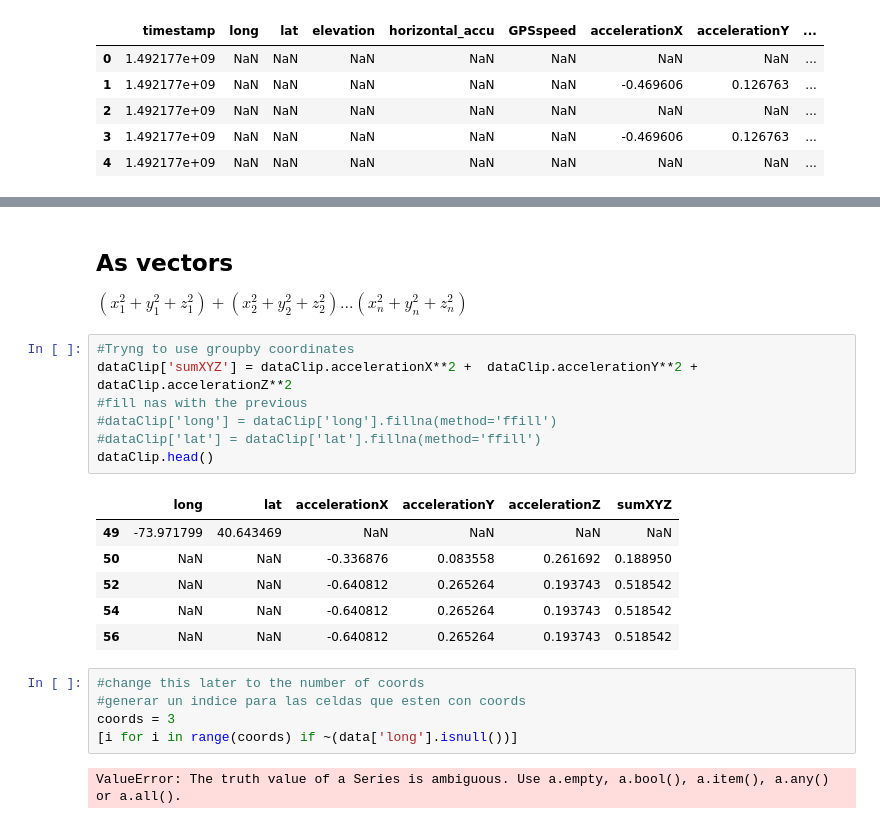
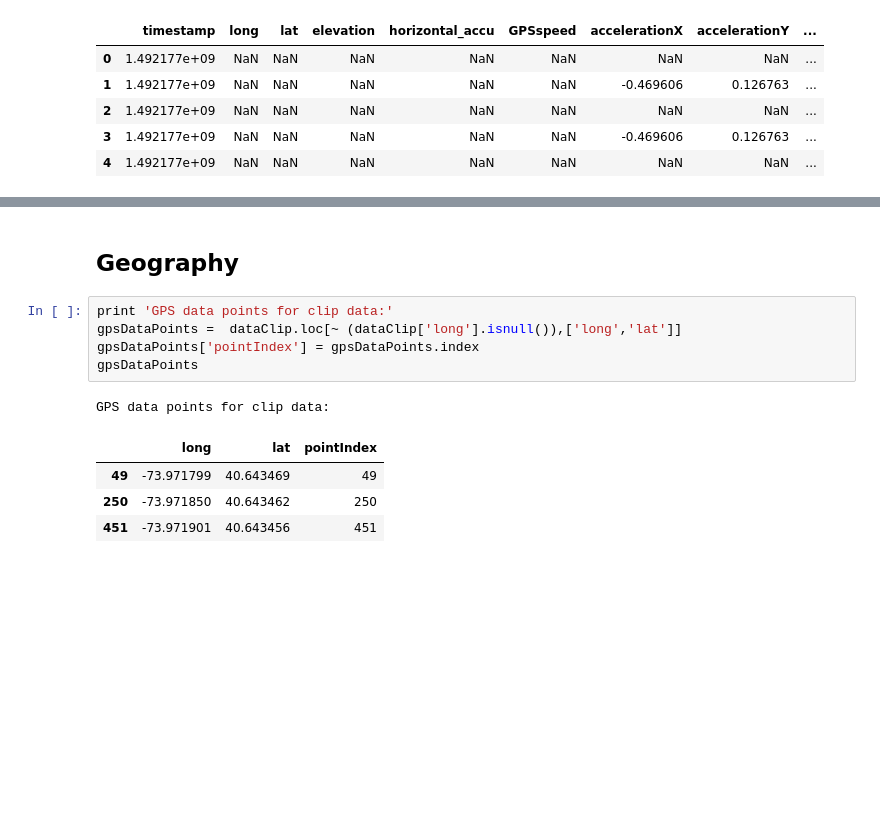
Before and after one commit to alephcero/OSCstats, a Jupyter notebook: loadOSCdata.ipynb, the cells around one changed output, grey strips where cells are left out. Saved outputs shown, nothing was run; the diff lists cells and outputs as text; blank space fills up the shorter version.

```diff
--- a/loadOSCdata.ipynb
+++ b/loadOSCdata.ipynb
@@ -98,25 +97,13 @@ dataClip.head()
-# %% [markdown]
-## As vectors
-
-$ (x_1^2 + y_1^2 +z_1^2) + (x_2^2 + y_2^2 +z_2^2) ... (x_n^2 + y_n^2 +z_n^2)$
-# %%
-#Tryng to use groupby coordinates
-dataClip['sumXYZ'] = dataClip.accelerationX**2 +  dataClip.accelerationY**2 + dataClip.accelerationZ**2
-#fill nas with the previous
-#dataClip['long'] = dataClip['long'].fillna(method='ffill')
-#dataClip['lat'] = dataClip['lat'].fillna(method='ffill')
-dataClip.head()
-# %% [output]
-|  | long | lat | accelerationX | accelerationY | accelerationZ | sumXYZ |
-| 49 | -73.971799 | 40.643469 | NaN | NaN | NaN | NaN |
-| 50 | NaN | NaN | -0.336876 | 0.083558 | 0.261692 | 0.188950 |
-| 52 | NaN | NaN | -0.640812 | 0.265264 | 0.193743 | 0.518542 |
-| 54 | NaN | NaN | -0.640812 | 0.265264 | 0.193743 | 0.518542 |
-| 56 | NaN | NaN | -0.640812 | 0.265264 | 0.193743 | 0.518542 |
-# %%
-#change this later to the number of coords
-#generar un indice para las celdas que esten con coords
-coords = 3
-[i for i in range(coords) if ~(data['long'].isnull())]
-# %% [output]
-ValueError: The truth value of a Series is ambiguous. Use a.empty, a.bool(), a.item(), a.any() or a.all().
+# %% [markdown]
+## Geography
+# %%
+print 'GPS data points for clip data:'
+gpsDataPoints =  dataClip.loc[~ (dataClip['long'].isnull()),['long','lat']]
+gpsDataPoints['pointIndex'] = gpsDataPoints.index
+gpsDataPoints
+# %% [output]
+GPS data points for clip data:
+|  | long | lat | pointIndex |
+| 49 | -73.971799 | 40.643469 | 49 |
+| 250 | -73.971850 | 40.643462 | 250 |
+| 451 | -73.971901 | 40.643456 | 451 |
```
Also changed, not shown: parts of 23 cells of this notebook.
